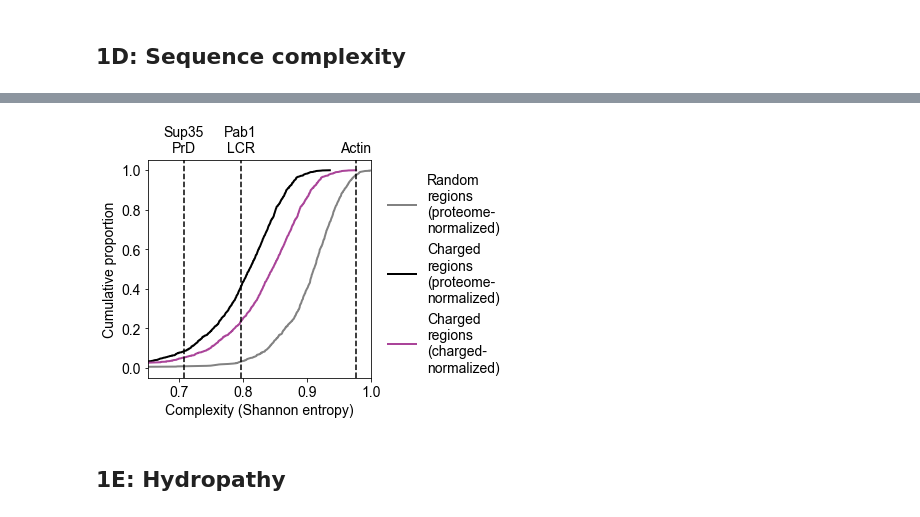
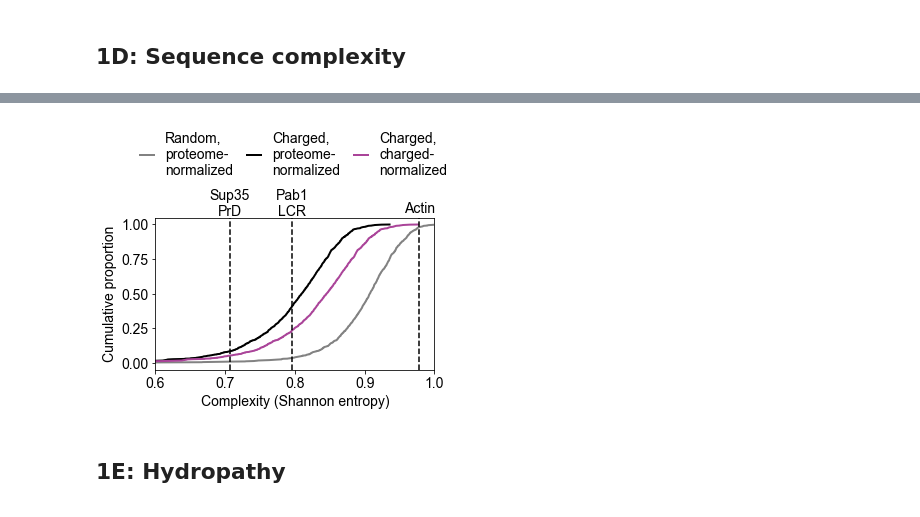
Before and after one commit to rosalindpan/hcrpaper, a Jupyter notebook: figures/Figure1.ipynb, the cells around one changed output, grey strips where cells are left out. Cells and saved outputs as stored; diff of their text form; code cells hidden in the pictures.

```diff
--- a/figures/Figure1.ipynb
+++ b/figures/Figure1.ipynb
@@ -353,33 +353,34 @@ print(actin_complexity)
 # %%
-fig, ax = plt.subplots(figsize=(4,4))
+fig, ax = plt.subplots(figsize=(5, 2.8))
 
 ax.plot(np.sort(rd_complexities), np.linspace(0, 1, len(rd_complexities), endpoint=False),
-        label='Random\nregions\n(proteome-\nnormalized)', linewidth=2, color = cscheme['dis'])
+        label='Random,\nproteome-\nnormalized', linewidth=2, color = cscheme['dis'])
 ax.plot(np.sort(cr_complexities), np.linspace(0, 1, len(cr_complexities), endpoint=False),
-        label="Charged\nregions\n(proteome-\nnormalized)", linewidth=2, color = 'black')
+        label="Charged,\nproteome-\nnormalized", linewidth=2, color = 'black')
 ax.plot(np.sort(cr_charge_norm), np.linspace(0, 1, len(cr_charge_norm), endpoint=False),
-        label="Charged\nregions\n(charged-\nnormalized)", linewidth=2, color = cscheme['cr'])
+        label="Charged,\ncharged-\nnormalized", linewidth=2, color = cscheme['cr'])
 
 ax.annotate('Pab1\nLCR', ha='center', va='center',
             xy=(Pab1_complexity, 1.15), annotation_clip=False)
 ax.axvline(Pab1_complexity, linestyle='--', color='black')
 
 ax.annotate('Sup35\nPrD', ha='center', va='center',
             xy=(Sup35_prd_complexity, 1.15), annotation_clip=False)
 ax.axvline(Sup35_prd_complexity, linestyle='--', color='black')
 
 ax.annotate('Actin', ha='center', va='center',
             xy=(actin_complexity, 1.113), annotation_clip=False)
 ax.axvline(actin_complexity, linestyle='--', color='black')
 
-plt.legend(bbox_to_anchor=(1.02, 1), loc='upper left', fontsize=14, frameon=False)
+plt.legend(handlelength=1, columnspacing=1, ncol=3,
+           bbox_to_anchor=(-0.1, 1.65), loc='upper left', fontsize=14, frameon=False)
 plt.xlabel("Complexity (Shannon entropy)")
 plt.ylabel("Cumulative proportion")
-plt.xlim((0.65, 1))
+plt.xlim((.6, 1))
 plt.savefig('./plots/Figure1D.png', dpi=500, bbox_inches='tight')
 plt.show()
 # %% [output]
-[figure, old version]
+[figure, new version]
 # %% [markdown]
 ## 1E: Hydropathy
 # %%
```
Also changed, not shown: parts of 6 cells of this notebook, 8 other files.
